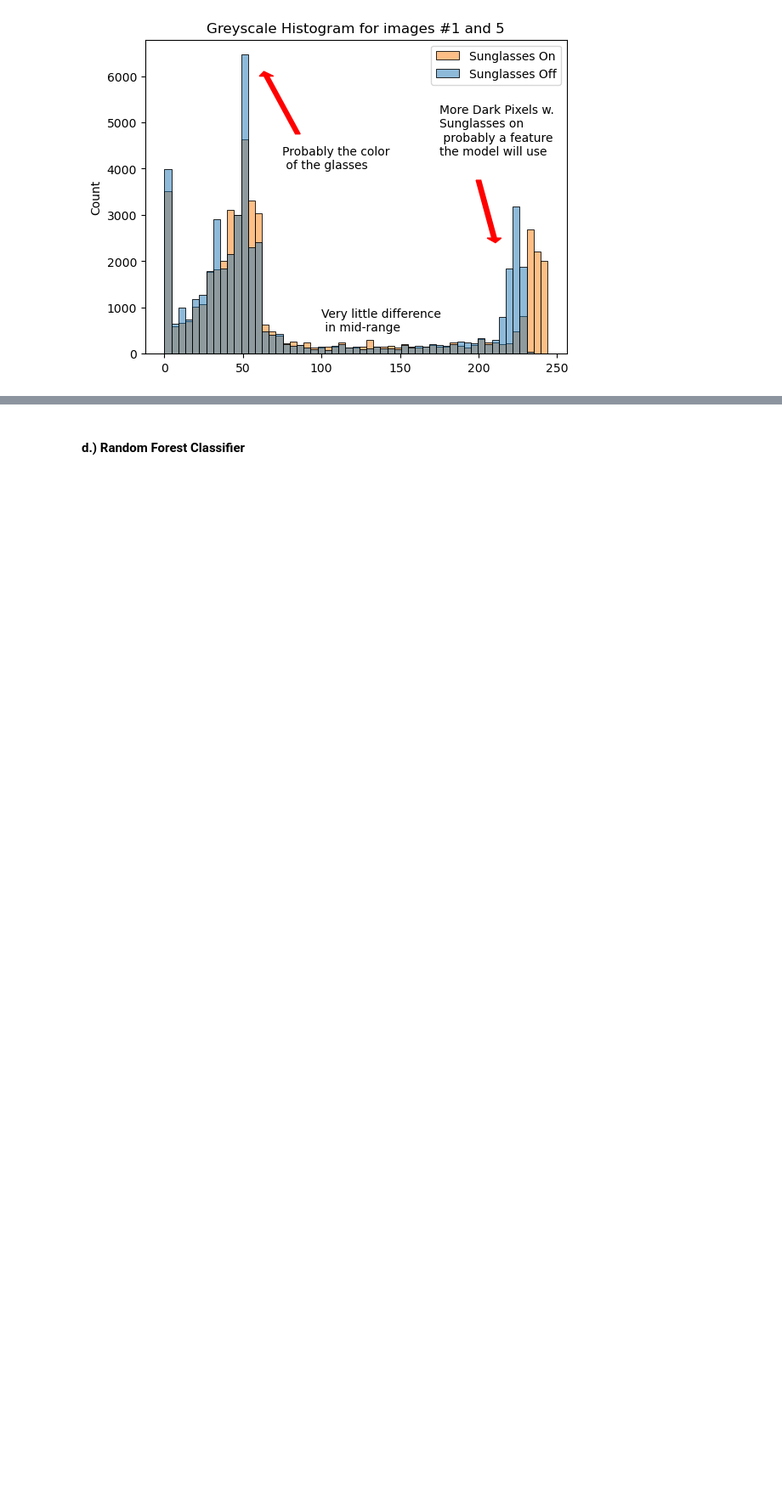
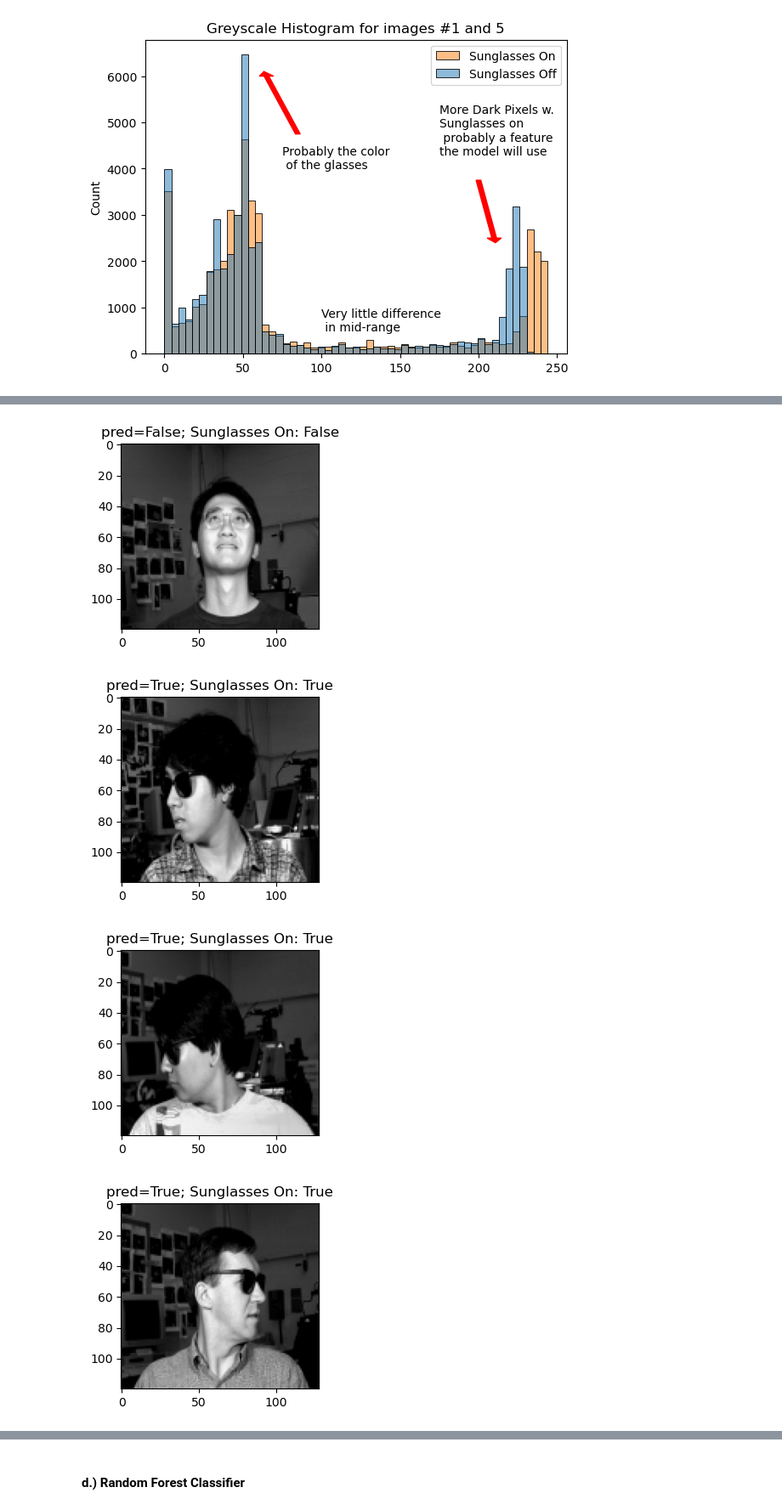
Before and after one commit to masc3796/dtsa5509_final, a Jupyter notebook: Sunglasses.ipynb, the cells around one changed output, grey strips where cells are left out. Shown at 85% size. Drawn from its saved outputs; the diff is of its cells as text; code cells hidden in the pictures; blank space fills up the shorter version.

```diff
--- a/Sunglasses.ipynb
+++ b/Sunglasses.ipynb
@@ -284,2 +341,13 @@ Accuracy Score: 0.7852564102564102
+# %%
+
+#spot check a few random images
+for i in range(4):
+    idx = random.randint(0, len(y_pred_test_KNN))
+    show_image(X_test, y_test, idx, f"pred={bool(y_pred_test_KNN[idx])}; ")
+# %% [output]
+[figure, added]
+[figure, added]
+[figure, added]
+[figure, added]
 # %% [markdown]
 #### b.) Support Vector Machine (SVM)
```
Also changed, not shown: parts of 21 cells of this notebook, 3 other files.
